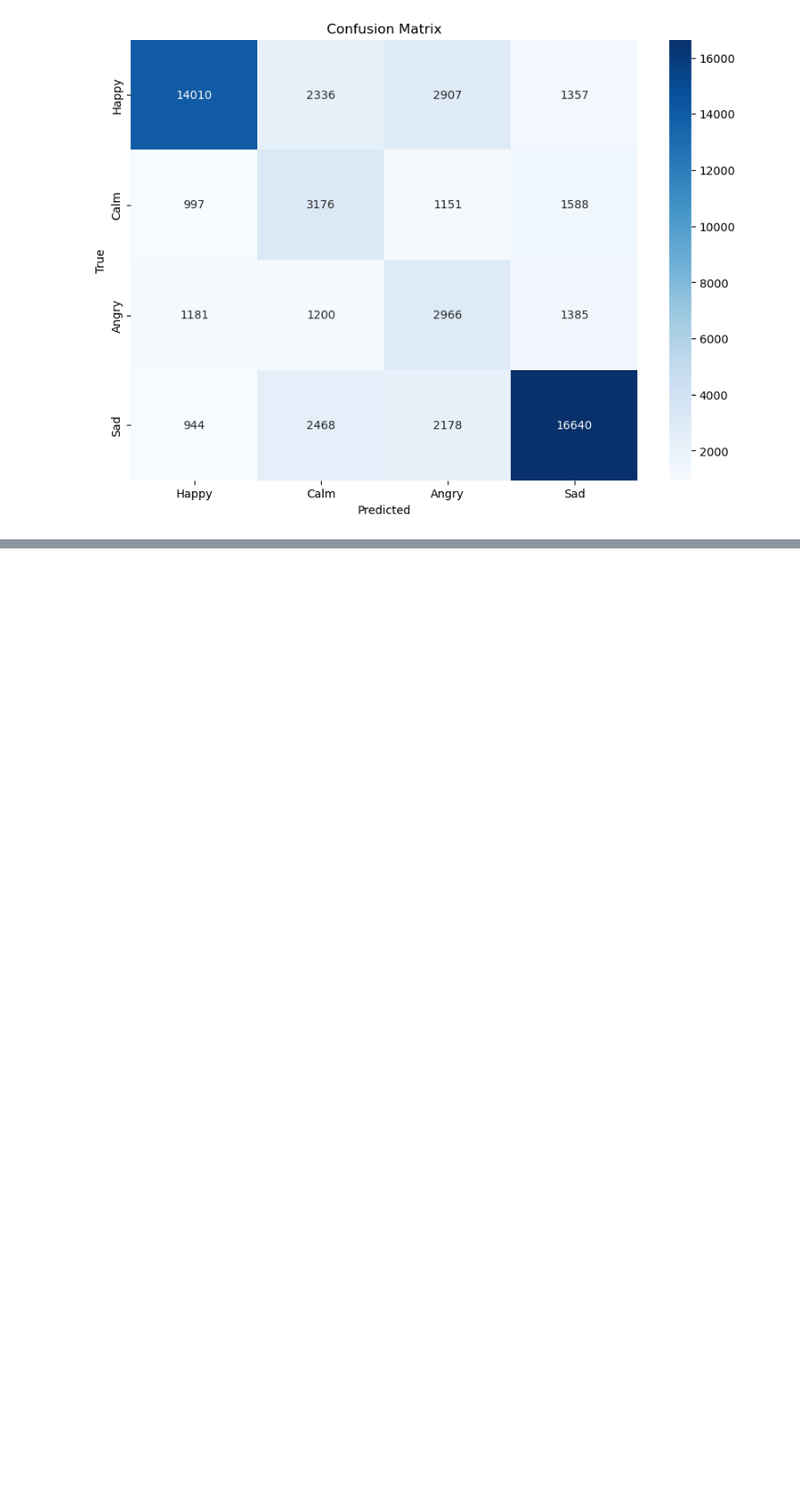
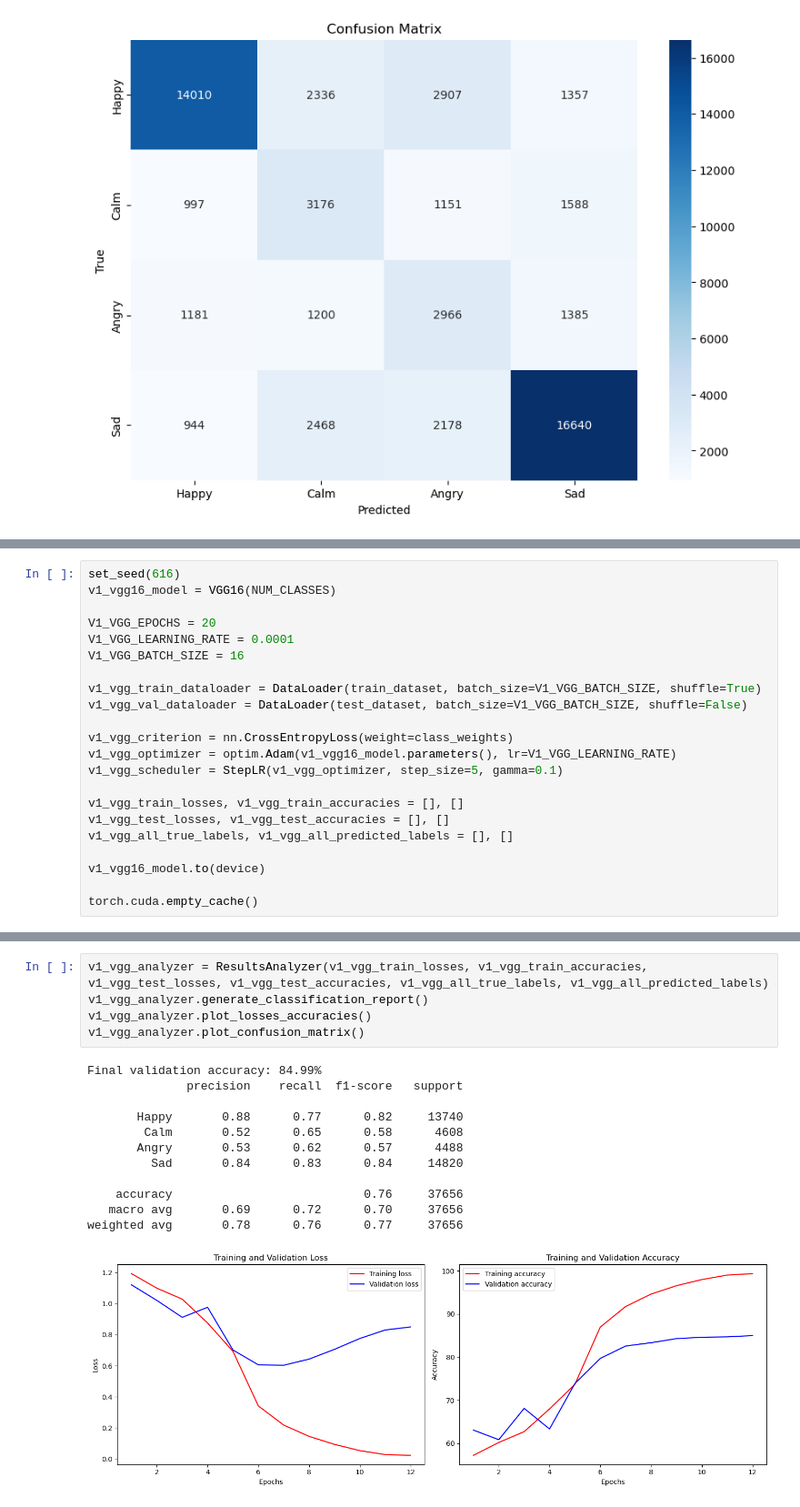
Before and after one commit to Shmoooji/MER, a Jupyter notebook: models.ipynb, the cells around one changed output, grey strips where cells are left out. Shown at 91% size. Drawn from its saved outputs; the diff is of its cells as text; blank space fills up the shorter version.

```diff
--- a/models.ipynb
+++ b/models.ipynb
@@ -577,0 +628,22 @@ weighted avg       0.69      0.65      0.67     56484
+# %%
+set_seed(616)
+v1_vgg16_model = VGG16(NUM_CLASSES)
+
+V1_VGG_EPOCHS = 20
+V1_VGG_LEARNING_RATE = 0.0001
+V1_VGG_BATCH_SIZE = 16
+
+v1_vgg_train_dataloader = DataLoader(train_dataset, batch_size=V1_VGG_BATCH_SIZE, shuffle=True)
+v1_vgg_val_dataloader = DataLoader(test_dataset, batch_size=V1_VGG_BATCH_SIZE, shuffle=False)
+
+v1_vgg_criterion = nn.CrossEntropyLoss(weight=class_weights)
+v1_vgg_optimizer = optim.Adam(v1_vgg16_model.parameters(), lr=V1_VGG_LEARNING_RATE)
+v1_vgg_scheduler = StepLR(v1_vgg_optimizer, step_size=5, gamma=0.1)
+
+v1_vgg_train_losses, v1_vgg_train_accuracies = [], []
+v1_vgg_test_losses, v1_vgg_test_accuracies = [], []
+v1_vgg_all_true_labels, v1_vgg_all_predicted_labels = [], []
+
+v1_vgg16_model.to(device)
+
+torch.cuda.empty_cache()
@@ -577,0 +682,18 @@ weighted avg       0.69      0.65      0.67     56484
+# %%
+v1_vgg_analyzer = ResultsAnalyzer(v1_vgg_train_losses, v1_vgg_train_accuracies, v1_vgg_test_losses, v1_vgg_test_accuracies, v1_vgg_all_true_labels, v1_vgg_all_predicted_labels)
+v1_vgg_analyzer.generate_classification_report()
+v1_vgg_analyzer.plot_losses_accuracies()
+v1_vgg_analyzer.plot_confusion_matrix()
+# %% [output]
+Final validation accuracy: 84.99%
+              precision    recall  f1-score   support
+
+       Happy       0.88      0.77      0.82     13740
+        Calm       0.52      0.65      0.58      4608
+       Angry       0.53      0.62      0.57      4488
+         Sad       0.84      0.83      0.84     14820
+
+    accuracy                           0.76     37656
+   macro avg       0.69      0.72      0.70     37656
+weighted avg       0.78      0.76      0.77     37656
+[figure, added]
```
Also changed, not shown: parts of 14 cells of this notebook.
